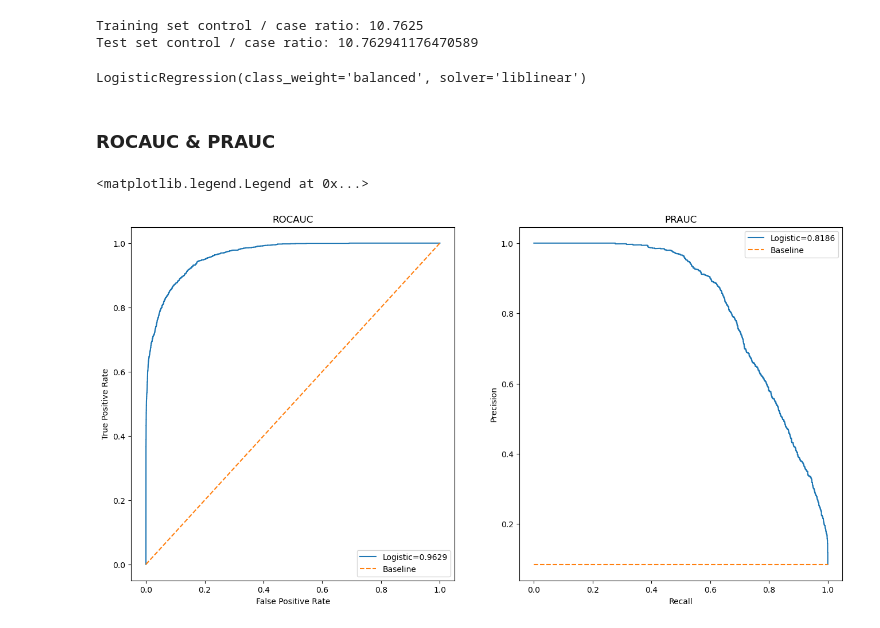
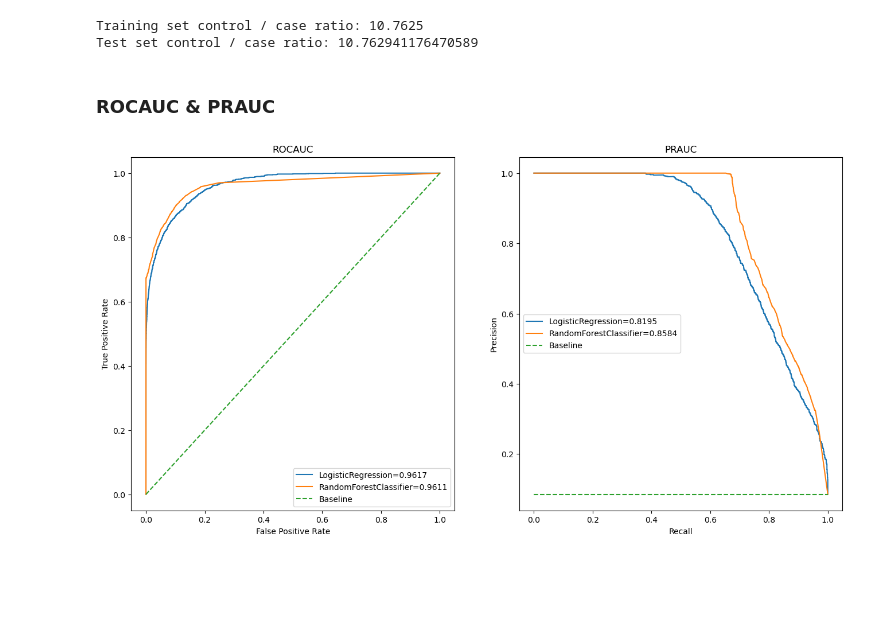
Before and after one commit to YeochanYoun119/Diabetes_Study, a Jupyter notebook: diabetes_study.ipynb, the cells around one changed output. Cells and saved outputs as stored; diff of their text form; code cells hidden in the pictures; blank space fills up the shorter version.

Commit message:
roc pr curve for multiple models

```diff
--- a/diabetes_study.ipynb
+++ b/diabetes_study.ipynb
@@ -160,38 +163,53 @@ print(f'Test set control / case ratio: {y_test.value_counts()[0]/y_test.value_co
 # %% [output]
 Training set control / case ratio: 10.7625
 Test set control / case ratio: 10.762941176470589
-# %%
-model = LogisticRegression(solver='liblinear', class_weight='balanced')
-model.fit(X_train, y_train)
-# %% [output]
-LogisticRegression(class_weight='balanced', solver='liblinear')
+# %%
+models = list()
+model_lr = LogisticRegression(solver='liblinear', class_weight='balanced')
+model_lr.fit(X_train, y_train)
+
+model_rf = RandomForestClassifier(class_weight='balanced')
+model_rf.fit(X_train, y_train)
+
+models.append(model_lr)
+models.append(model_rf)
+# class_weights = compute_class_weight(class_weight='balanced', y=y_test, classes=[0,1])
+# model_xgb = XGBClassifier()
+# model_xgb.fit(X_train, y_train, sample_weight=class_weights)
 # %% [markdown]
 ### ROCAUC & PRAUC
 # %%
-fig, ax = plt.subplots(1, 2, figsize=(16, 8))
-lr_probs = model.predict_proba(X_test)
-lr_probs = lr_probs[:, 1]
+def roc_pr_curve(models):
+    fig, ax = plt.subplots(1, 2, figsize=(16, 8))
+    for model in models:
+        model_name = type(model).__name__
+        lr_probs = model.predict_proba(X_test)
+        lr_probs = lr_probs[:, 1]
 
-# Draw roc curve
-lr_auc = roc_auc_score(y_test, lr_probs)
-lr_fpr, lr_tpr, _ = roc_curve(y_test, lr_probs)
-ax[0].plot(lr_fpr, lr_tpr, label=f'Logistic={round(lr_auc, 4)}')
-ax[0].plot((0, 1), (0, 1), linestyle='--', label='Baseline')
-ax[0].set_xlabel('False Positive Rate')
-ax[0].set_ylabel('True Positive Rate')
-ax[0].set_title('ROCAUC')
-ax[0].legend()
+        # Draw roc curve
+        lr_auc = roc_auc_score(y_test, lr_probs)
+        lr_fpr, lr_tpr, _ = roc_curve(y_test, lr_probs)
+        ax[0].plot(lr_fpr, lr_tpr, label=f'{model_name}={round(lr_auc, 4)}')
 
-# Draw pr curve
-lr_precision, lr_recall, _ = precision_recall_curve(y_test, lr_probs)
-lr_pr_auc = auc(lr_recall, lr_precision)
-ax[1].plot(lr_recall, lr_precision, label=f'Logistic={round(lr_pr_auc, 4)}')
-baseline = len(y_test[y_test==1]) / len(y_test)
-ax[1].plot([0, 1], [baseline, baseline], linestyle='--', label='Baseline')
-ax[1].set_xlabel('Recall')
-ax[1].set_ylabel('Precision')
-ax[1].set_title('PRAUC')
-ax[1].legend()
+
+        # Draw pr curve
+        lr_precision, lr_recall, _ = precision_recall_curve(y_test, lr_probs)
+        lr_pr_auc = auc(lr_recall, lr_precision)
+        ax[1].plot(lr_recall, lr_precision, label=f'{model_name}={round(lr_pr_auc, 4)}')
+        baseline = len(y_test[y_test==1]) / len(y_test)
+
+    ax[0].plot((0, 1), (0, 1), linestyle='--', label='Baseline')
+    ax[0].set_xlabel('False Positive Rate')
+    ax[0].set_ylabel('True Positive Rate')
+    ax[0].set_title('ROCAUC')
+    ax[0].legend()
+
+    ax[1].plot([0, 1], [baseline, baseline], linestyle='--', label='Baseline')
+    ax[1].set_xlabel('Recall')
+    ax[1].set_ylabel('Precision')
+    ax[1].set_title('PRAUC')
+    ax[1].legend()
+
+roc_pr_curve(models)
 # %% [output]
-<matplotlib.legend.Legend at 0x...>
-[figure, old version]
+[figure, new version]
```
Also changed, not shown: parts of 1 cell of this notebook.
